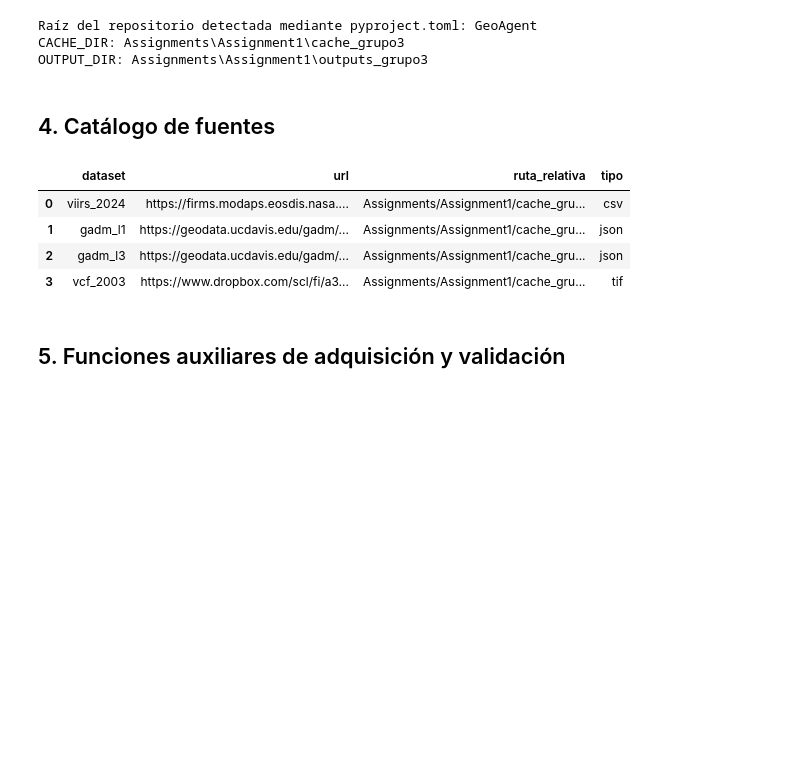
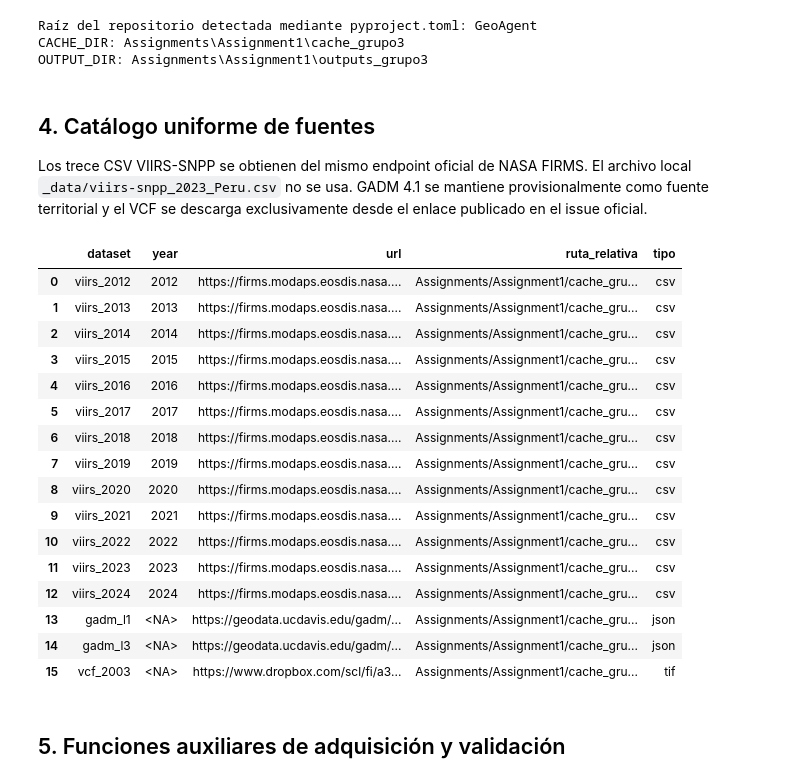
Before and after one commit to anzonyquispe/GeoAgent, a Jupyter notebook: Assignments/Assignment1/Assignment1_Tarea1-5_grupo3.ipynb, the cells around one changed output. Saved outputs shown, nothing was run; the diff lists cells and outputs as text; code cells hidden in the pictures; blank space fills up the shorter version.

Commit message:
Complete Assignment 1 for group 3

```diff
--- a/Assignments/Assignment1/Assignment1_Tarea1-5_grupo3.ipynb
+++ b/Assignments/Assignment1/Assignment1_Tarea1-5_grupo3.ipynb
@@ -111,13 +116,28 @@ Raíz del repositorio detectada mediante pyproject.toml: GeoAgent
 CACHE_DIR: Assignments\Assignment1\cache_grupo3
 OUTPUT_DIR: Assignments\Assignment1\outputs_grupo3
 # %% [markdown]
-## 4. Catálogo de fuentes
+## 4. Catálogo uniforme de fuentes
+
+Los trece CSV VIIRS-SNPP se obtienen del mismo endpoint oficial de NASA
+FIRMS. El archivo local `_data/viirs-snpp_2023_Peru.csv` no se usa.
+GADM 4.1 se mantiene provisionalmente como fuente territorial y el VCF se
+descarga exclusivamente desde el enlace publicado en el issue oficial.
 # %%
 ISSUE_URL = "https://github.com/anzonyquispe/GeoAgent/issues/9"
-VIIRS_2024_URL = (
+VIIRS_URL_TEMPLATE = (
     "https://firms.modaps.eosdis.nasa.gov/data/country/viirs-snpp/"
-    "2024/viirs-snpp_2024_Peru.csv"
+    "{year}/viirs-snpp_{year}_Peru.csv"
 )
+VIIRS_YEARS = tuple(range(2012, 2025))
+VIIRS_SOURCES = {
+    year: {
+        "url": VIIRS_URL_TEMPLATE.format(year=year),
+        "path": RAW_VIIRS_DIR / f"viirs-snpp_{year}_Peru.csv",
+        "kind": "csv",
+    }
+    for year in VIIRS_YEARS
+}
+
 GADM_L1_URL = (
     "https://geodata.ucdavis.edu/gadm/gadm4.1/json/gadm41_PER_1.json"
 )
@@ -131,45 +151,68 @@ VCF_URL = (
 )
 
 PILOT_SOURCES = {
-    "viirs_2024": {
-        "url": VIIRS_2024_URL,
-        "path": RAW_VIIRS_DIR / "viirs-snpp_2024_Peru.csv",
-        "kind": "csv",
-    },
+    "viirs_2024": VIIRS_SOURCES[2024],
     "gadm_l1": {
         "url": GADM_L1_URL,
         "path": RAW_BOUNDARIES_DIR / "gadm41_PER_1.json",
         "kind": "json",
     },
     "gadm_l3": {
         "url": GADM_L3_URL,
         "path": RAW_BOUNDARIES_DIR / "gadm41_PER_3.json",
         "kind": "json",
     },
     "vcf_2003": {
         "url": VCF_URL,
         "path": RAW_VCF_DIR / "MOD44B.061_Percent_Tree_Cover_2003Peru.tif",
         "kind": "tif",
     },
 }
 
-pd.DataFrame(
+source_catalog = pd.DataFrame(
     [
         {
+            "dataset": f"viirs_{year}",
+            "year": year,
+            "url": VIIRS_SOURCES[year]["url"],
+            "ruta_relativa": VIIRS_SOURCES[year]["path"]
+            .relative_to(REPO_ROOT)
+            .as_posix(),
+            "tipo": "csv",
+        }
+        for year in VIIRS_YEARS
+    ]
+    + [
+        {
             "dataset": name,
+            "year": pd.NA,
             "url": item["url"],
             "ruta_relativa": item["path"].relative_to(REPO_ROOT).as_posix(),
             "tipo": item["kind"],
         }
         for name, item in PILOT_SOURCES.items()
+        if name != "viirs_2024"
     ]
 )
+display(source_catalog)
 # %% [output]
-|  | dataset | url | ruta_relativa | tipo |
-| 0 | viirs_2024 | https://firms.modaps.eosdis.nasa.... | Assignments/Assignment1/cache_gru... | csv |
-| 1 | gadm_l1 | https://geodata.ucdavis.edu/gadm/... | Assignments/Assignment1/cache_gru... | json |
-| 2 | gadm_l3 | https://geodata.ucdavis.edu/gadm/... | Assignments/Assignment1/cache_gru... | json |
-| 3 | vcf_2003 | https://www.dropbox.com/scl/fi/a3... | Assignments/Assignment1/cache_gru... | tif |
+|  | dataset | year | url | ruta_relativa | tipo |
+| 0 | viirs_2012 | 2012 | https://firms.modaps.eosdis.nasa.... | Assignments/Assignment1/cache_gru... | csv |
+| 1 | viirs_2013 | 2013 | https://firms.modaps.eosdis.nasa.... | Assignments/Assignment1/cache_gru... | csv |
+| 2 | viirs_2014 | 2014 | https://firms.modaps.eosdis.nasa.... | Assignments/Assignment1/cache_gru... | csv |
+| 3 | viirs_2015 | 2015 | https://firms.modaps.eosdis.nasa.... | Assignments/Assignment1/cache_gru... | csv |
+| 4 | viirs_2016 | 2016 | https://firms.modaps.eosdis.nasa.... | Assignments/Assignment1/cache_gru... | csv |
+| 5 | viirs_2017 | 2017 | https://firms.modaps.eosdis.nasa.... | Assignments/Assignment1/cache_gru... | csv |
+| 6 | viirs_2018 | 2018 | https://firms.modaps.eosdis.nasa.... | Assignments/Assignment1/cache_gru... | csv |
+| 7 | viirs_2019 | 2019 | https://firms.modaps.eosdis.nasa.... | Assignments/Assignment1/cache_gru... | csv |
+| 8 | viirs_2020 | 2020 | https://firms.modaps.eosdis.nasa.... | Assignments/Assignment1/cache_gru... | csv |
+| 9 | viirs_2021 | 2021 | https://firms.modaps.eosdis.nasa.... | Assignments/Assignment1/cache_gru... | csv |
+| 10 | viirs_2022 | 2022 | https://firms.modaps.eosdis.nasa.... | Assignments/Assignment1/cache_gru... | csv |
+| 11 | viirs_2023 | 2023 | https://firms.modaps.eosdis.nasa.... | Assignments/Assignment1/cache_gru... | csv |
+| 12 | viirs_2024 | 2024 | https://firms.modaps.eosdis.nasa.... | Assignments/Assignment1/cache_gru... | csv |
+| 13 | gadm_l1 | <NA> | https://geodata.ucdavis.edu/gadm/... | Assignments/Assignment1/cache_gru... | json |
+| 14 | gadm_l3 | <NA> | https://geodata.ucdavis.edu/gadm/... | Assignments/Assignment1/cache_gru... | json |
+| 15 | vcf_2003 | <NA> | https://www.dropbox.com/scl/fi/a3... | Assignments/Assignment1/cache_gru... | tif |
 # %% [markdown]
 ## 5. Funciones auxiliares de adquisición y validación
 # %%
```
Also changed, not shown: parts of 40 cells of this notebook, 1 other file.
